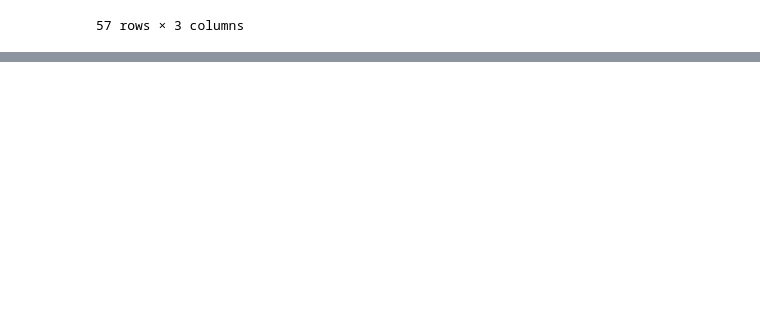
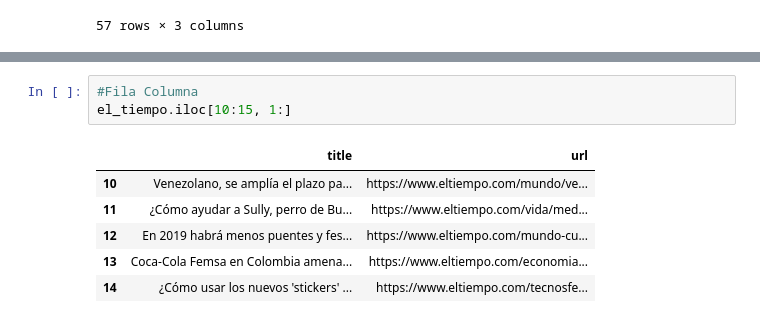
Before and after one commit to cris-her/ciencia-de-datos, a Jupyter notebook: Pandas Getting Started.ipynb, the cells around one changed output, grey strips where cells are left out. Drawn from its saved outputs; the diff is of its cells as text; blank space fills up the shorter version.

```diff
--- a/Pandas Getting Started.ipynb
+++ b/Pandas Getting Started.ipynb
@@ -180,0 +213,10 @@ el_tiempo.head()
+# %%
+#Fila Columna
+el_tiempo.iloc[10:15, 1:]
+# %% [output]
+|  | title | url |
+| 10 | Venezolano, se amplía el plazo pa... | https://www.eltiempo.com/mundo/ve... |
+| 11 | ¿Cómo ayudar a Sully, perro de Bu... | https://www.eltiempo.com/vida/med... |
+| 12 | En 2019 habrá menos puentes y fes... | https://www.eltiempo.com/mundo-cu... |
+| 13 | Coca-Cola Femsa en Colombia amena... | https://www.eltiempo.com/economia... |
+| 14 | ¿Cómo usar los nuevos 'stickers' ... | https://www.eltiempo.com/tecnosfe... |
```
Also changed, not shown: parts of 5 cells of this notebook.
